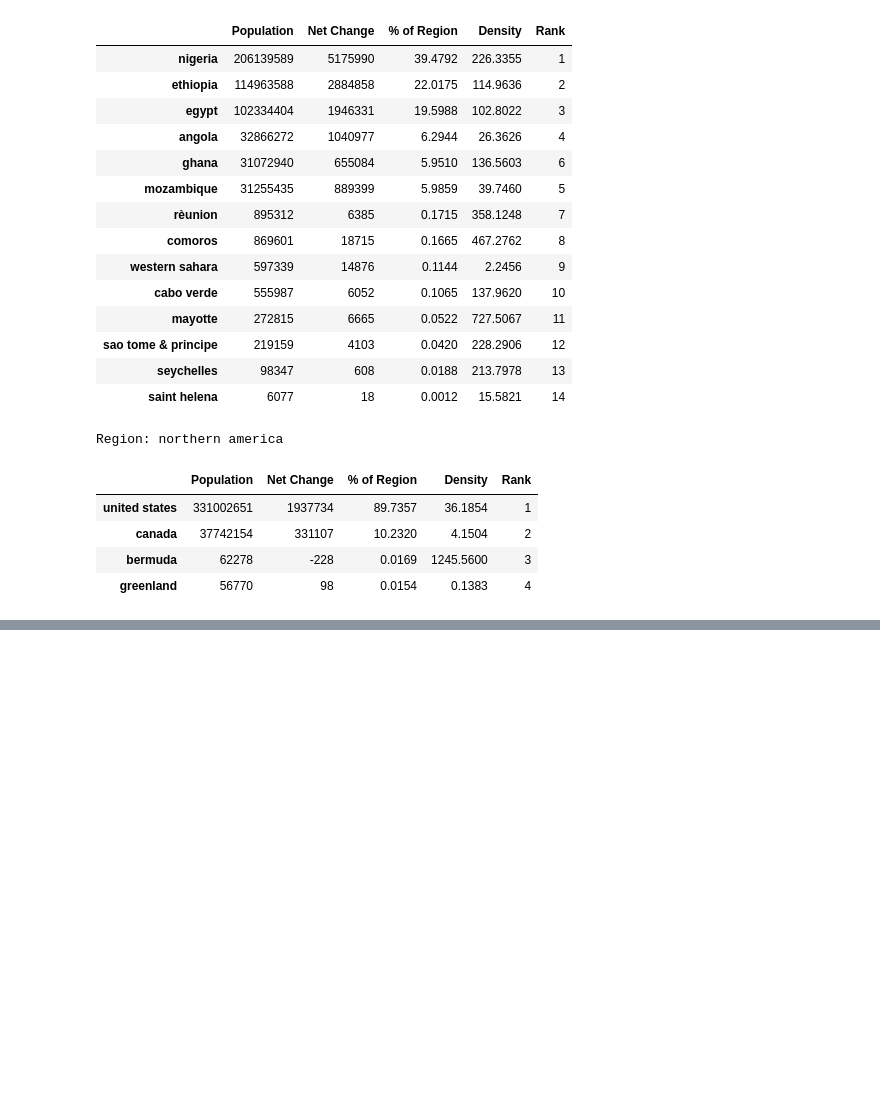
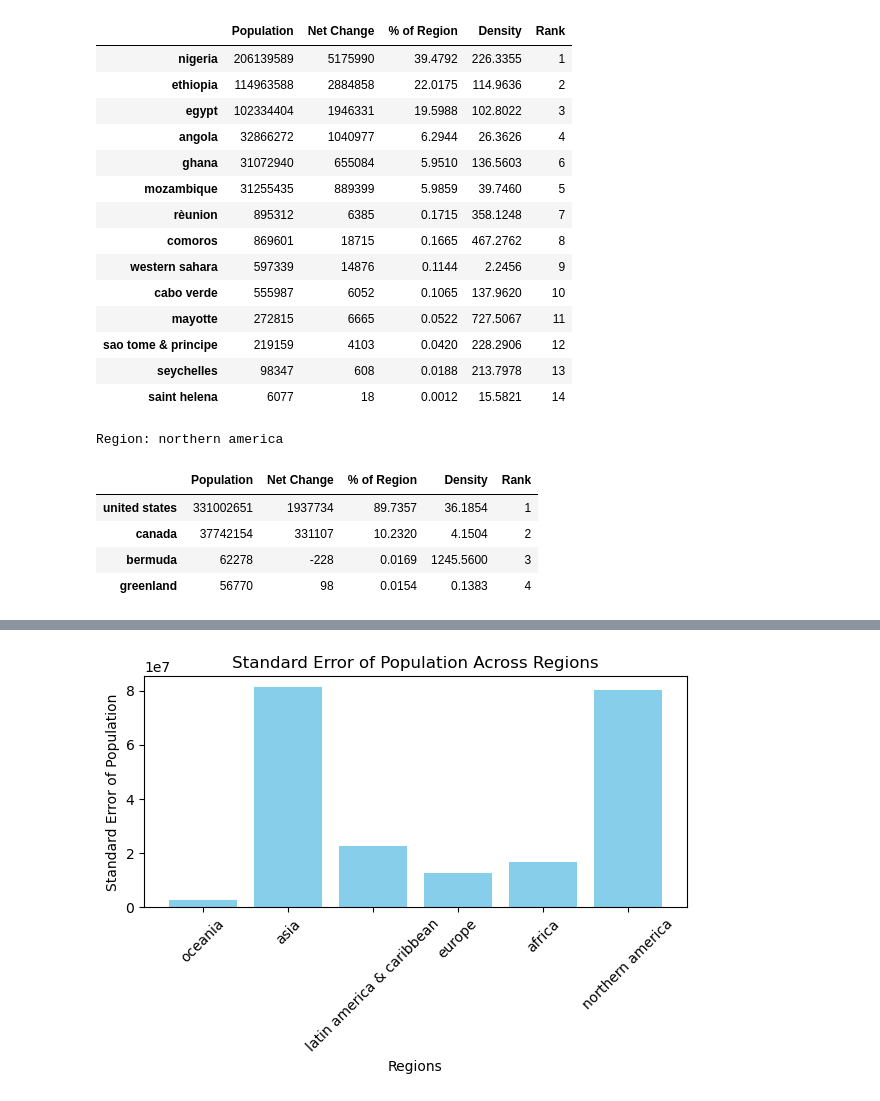
Before and after one commit to angelajacinto/Population-Analysis, a Jupyter notebook: population_analysis_demo.ipynb, the cells around one changed output, grey strips where cells are left out. Cells and saved outputs as stored; diff of their text form; code cells hidden in the pictures; blank space fills up the shorter version.

Commit message:
Added visualizations and analyses in demo notebook

```diff
--- a/population_analysis_demo.ipynb
+++ b/population_analysis_demo.ipynb
@@ -136,0 +168,17 @@ Region: northern america
+# %%
+import matplotlib.pyplot as plt
+
+# Extract total population for each region
+region_names = list(regional_stats.keys())
+# Loops through each region in regional_stats and extracts the first value [0]
+std_errors = [regional_stats[region][0] for region in region_names]
+
+plt.figure(figsize=(7, 3))
+plt.bar(region_names, std_errors, color='skyblue')
+plt.xlabel("Regions")
+plt.ylabel("Standard Error of Population")
+plt.title("Standard Error of Population Across Regions")
+plt.xticks(rotation=45)
+plt.show()
+# %% [output]
+[figure, added]
```
Also changed, not shown: parts of 8 cells of this notebook.
